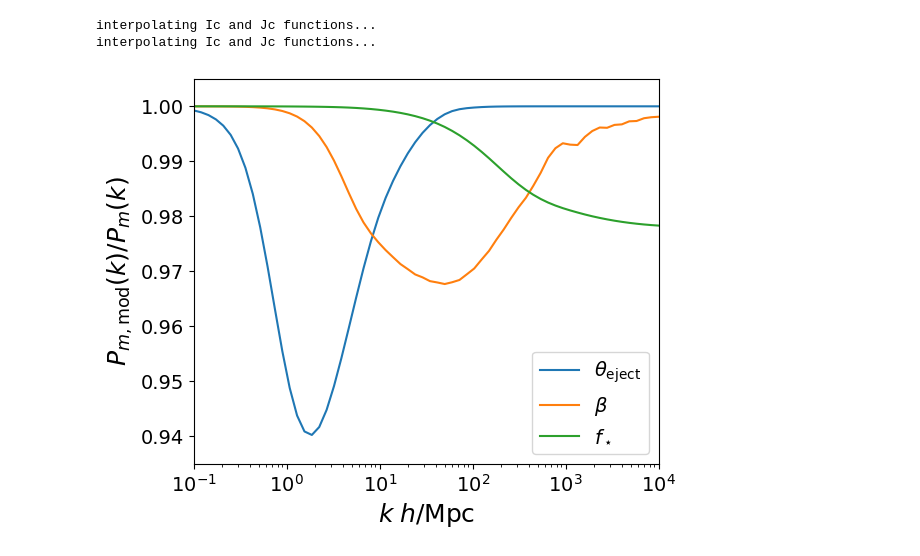
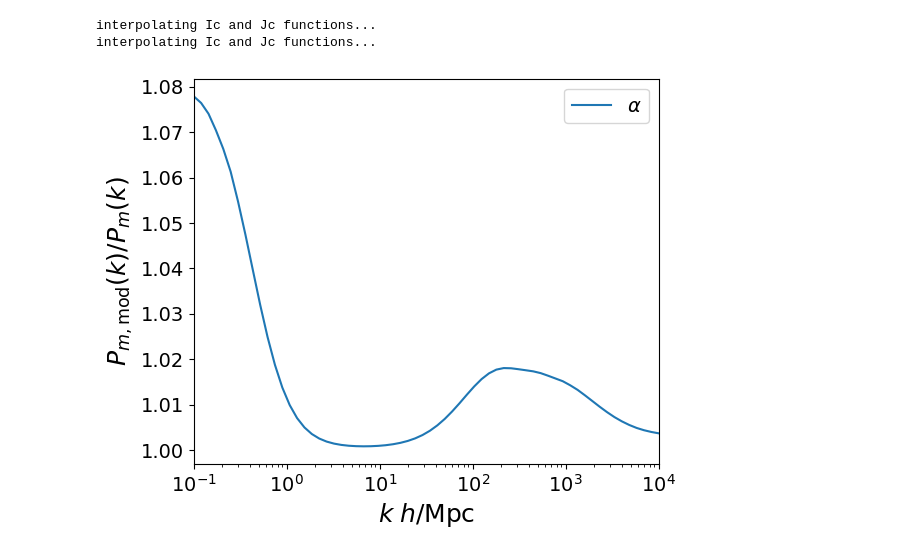
Before and after one commit to MilanTol/thesis, a Jupyter notebook: code/plotting_code/gas_profile/effect_gas_profile.ipynb, the cells around one changed output. Saved outputs shown, nothing was run; the diff lists cells and outputs as text; code cells hidden in the pictures.

```diff
--- a/code/plotting_code/gas_profile/effect_gas_profile.ipynb
+++ b/code/plotting_code/gas_profile/effect_gas_profile.ipynb
@@ -23,4 +23,7 @@ from halo_model.config.config import Config
 sys.path.append(os.path.abspath("/home/milan/Desktop/thesis/code/plotting_code/gas_profile"))
 
 cfg = Config()
+cfg.m_min = 1
+cfg.M_min = 1e9
+cfg.alpha = -1
 # %%
@@ -53,23 +54,28 @@ fig3 = param_effect_spectrum(cfg, 'beta', cfg.beta - 0.5)
 # %%
-fig4 = param_effect_spectrum(cfg, 'S', cfg.S - 0.02)
+# fig4 = param_effect_spectrum(cfg, 'S', cfg.S - 0.02)
-# %% [output]
-interpolating Ic and Jc functions...
-interpolating Ic and Jc functions...
+# %%
+fig5 = param_effect_spectrum(cfg, 'M0', 1e6)
+# %% [output]
+interpolating Ic and Jc functions...
+interpolating Ic and Jc functions...
 # %%
 
 k_grid = np.geomspace(cfg.k_min, cfg.k_max, cfg.N_k)
 
 fig = plt.figure(figsize=(6,5))
-plt.plot(k_grid, fig1, label=r'$\theta_\mathrm{eject}$')
-# plt.plot(k_grid, fig2, label=r'$\log_{10}M_\mathrm{gaslimit}$')
-plt.plot(k_grid, fig3, label=r'$\beta$')
-plt.plot(k_grid, fig4, label=r'$f_\star$')
+
+# plt.plot(k_grid, fig1, label=r'$\theta_\mathrm{eject}$')
+# plt.plot(k_grid, fig2, label=r'$m_{min}$')
+# plt.plot(k_grid, fig3, label=r'$\beta$')
+# plt.plot(k_grid, fig4, label=r'$f_\star$')
+plt.plot(k_grid, fig5, label=r'$\alpha$')
+
 plt.xlim(1e-1, 1e4)
-plt.ylim(0.935, 1.005)
+# plt.ylim(0.935, 1.005)
 plt.xscale('log')
 plt.legend()
 plt.ylabel(r'$P_{m, \rm mod}(k) / P_m(k)$')
 plt.xlabel(r'$k \; h/\mathrm{Mpc}$')
 plt.show()
 # %% [output]
-[figure, old version]
+[figure, new version]
```
Also changed, not shown: parts of 3 cells of this notebook, 5 other files.
